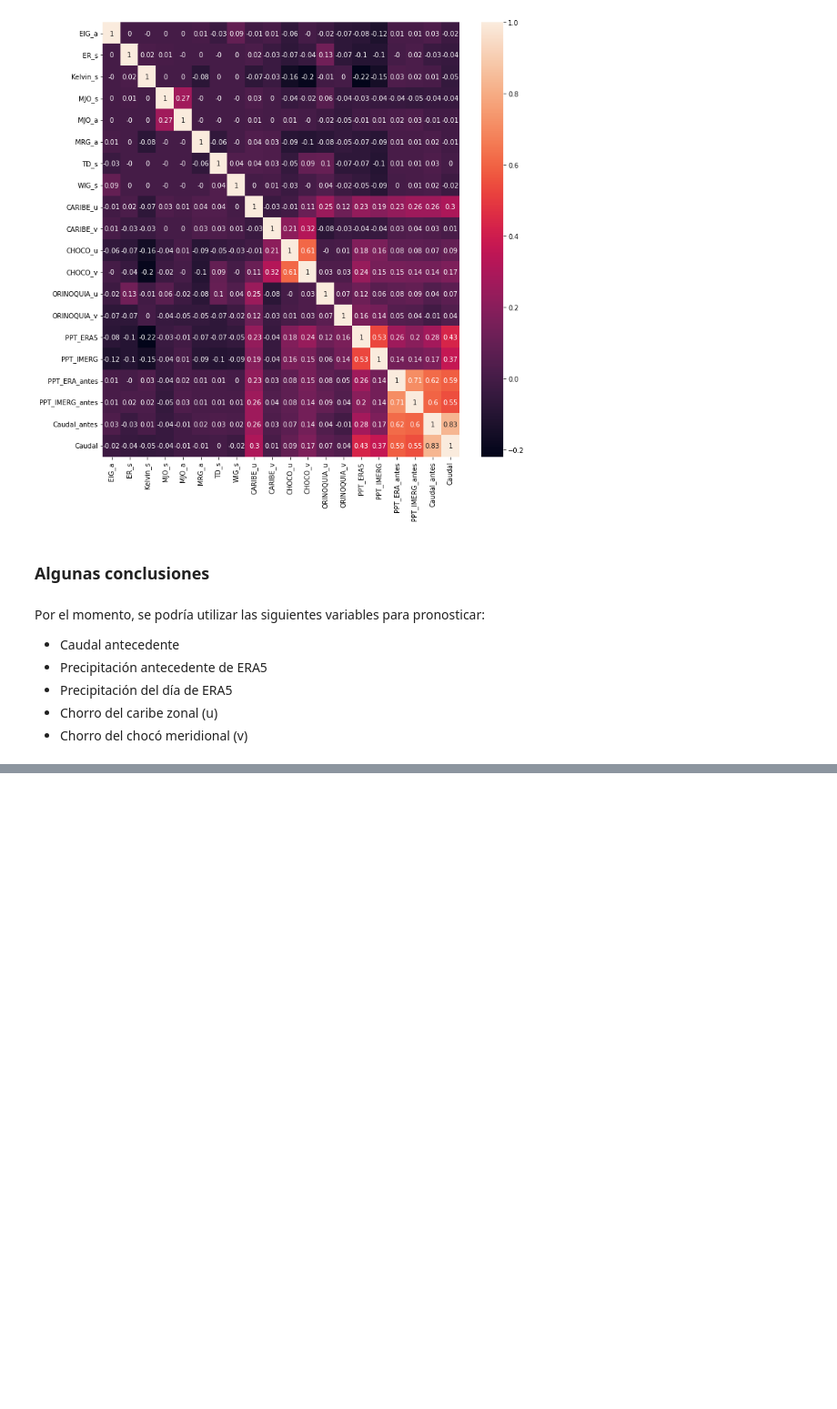
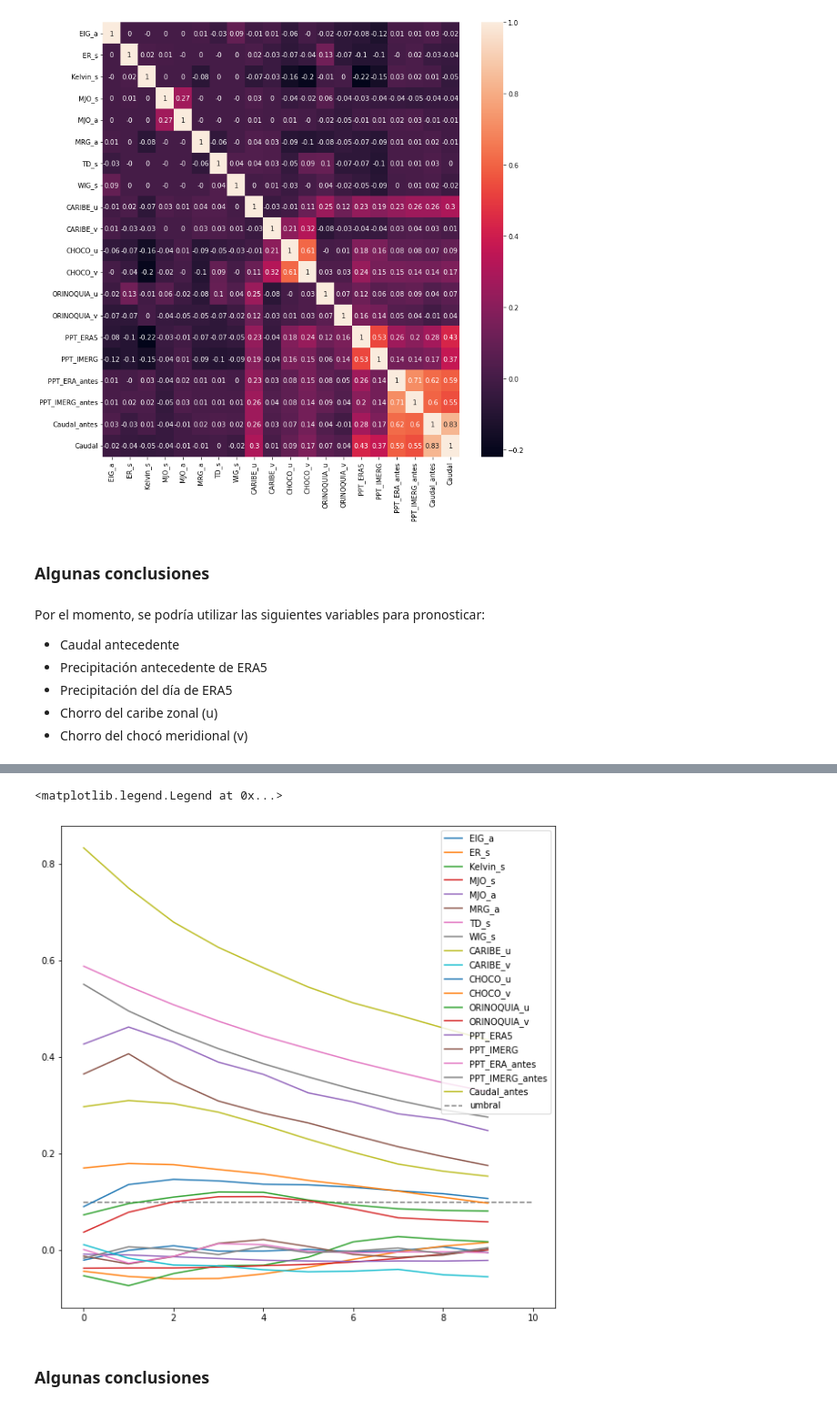
Before and after one commit to juanetabordas/daily-streamflow-forecast, a Jupyter notebook: Scripts/1_preprocesamiento.ipynb, the cells around one changed output, grey strips where cells are left out. Shown at 91% size. Saved outputs shown, nothing was run; the diff lists cells and outputs as text; code cells hidden in the pictures; blank space fills up the shorter version.

```diff
--- a/Scripts/1_preprocesamiento.ipynb
+++ b/Scripts/1_preprocesamiento.ipynb
@@ -133,3 +133,20 @@ Por el momento, se podría utilizar las siguientes variables para pronosticar:
 * Precipitación del día de ERA5
 * Chorro del caribe zonal (u)
 * Chorro del chocó meridional (v)
+# %%
+columns = Anomalias.columns
+
+Correlaciones = []
+
+for i in range(0, 10, 1):
+
+    Anom_temp = Anomalias.copy()
+
+    Anom_temp['Caudal'] = Anom_temp.Caudal.shift(-i)
+
+    if i==1:
+        print(Anom_temp)
+
+    Correlaciones.append(Anom_temp.corr()['Caudal'].values)
+
+Correlaciones = pd.DataFrame(data=np.array(Correlaciones), columns=columns).drop(['Caudal'], axis=1)
@@ -135,0 +171,9 @@ Por el momento, se podría utilizar las siguientes variables para pronosticar:
+# %%
+Correlaciones.plot(figsize=(10,10))
+plt.hlines(0.1, xmin=0, xmax=10, color='gray', ls='--', label='umbral')
+plt.legend()
+# %% [output]
+<matplotlib.legend.Legend at 0x...>
+[figure, added]
+# %% [markdown]
+### Algunas conclusiones
```
Also changed, not shown: parts of 4 cells of this notebook, 1 other file.
